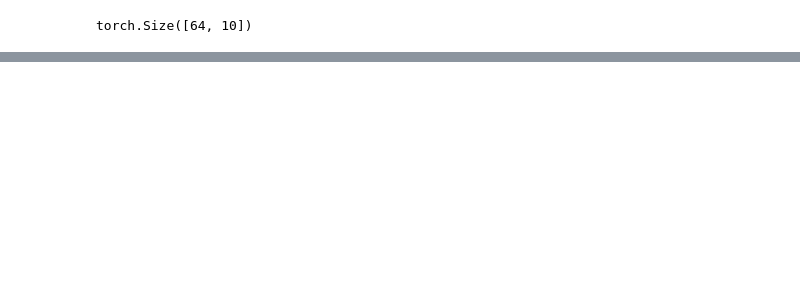
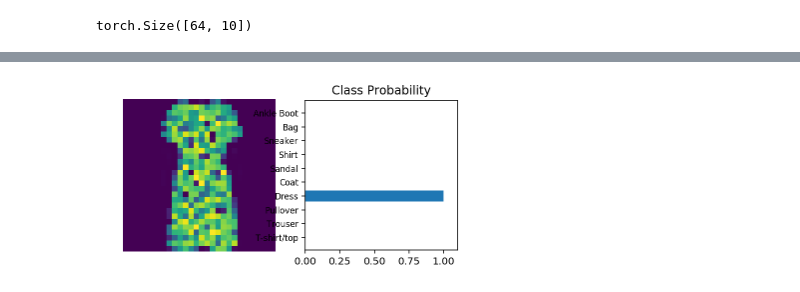
Before and after one commit to Vishwaak/Time-for-Machine, a Jupyter notebook: Validation_and_inference.ipynb, the cells around one changed output, grey strips where cells are left out. Saved outputs shown, nothing was run; the diff lists cells and outputs as text; code cells hidden in the pictures; blank space fills up the shorter version.

```diff
--- a/Validation_and_inference.ipynb
+++ b/Validation_and_inference.ipynb
@@ -131,0 +238,45 @@ Epoch: 30/30..  Training Loss: 0.186..  Test Loss: 0.469..  Test Accuracy: 0.882
+# %%
+model.eval()
+
+detaiter = iter(testloader)
+
+images , labels = detaiter.next()
+img = images[1]
+
+img = img.view(1,784)
+
+with torch.no_grad():
+  output = model.forward(img)
+
+ps = torch.exp(output)
+# %%
+def view_classify(img, ps, version="MNIST"):
+    ''' Function for viewing an image and it's predicted classes.
+    '''
+    ps = ps.data.numpy().squeeze()
+
+    fig, (ax1, ax2) = plt.subplots(figsize=(6,9), ncols=2)
+    ax1.imshow(img.resize_(1, 28, 28).numpy().squeeze())
+    ax1.axis('off')
+    ax2.barh(np.arange(10), ps)
+    ax2.set_aspect(0.1)
+    ax2.set_yticks(np.arange(10))
+    if version == "MNIST":
+        ax2.set_yticklabels(np.arange(10))
+    elif version == "Fashion":
+        ax2.set_yticklabels(['T-shirt/top',
+                            'Trouser',
+                            'Pullover',
+                            'Dress',
+                            'Coat',
+                            'Sandal',
+                            'Shirt',
+                            'Sneaker',
+                            'Bag',
+                            'Ankle Boot'], size='small');
+    ax2.set_title('Class Probability')
+    ax2.set_xlim(0, 1.1)
+# %%
+view_classify(img.view(1 , 28 , 28) , ps , version='Fashion')
+# %% [output]
+[figure, added]
```
Also changed, not shown: parts of 9 cells of this notebook.
